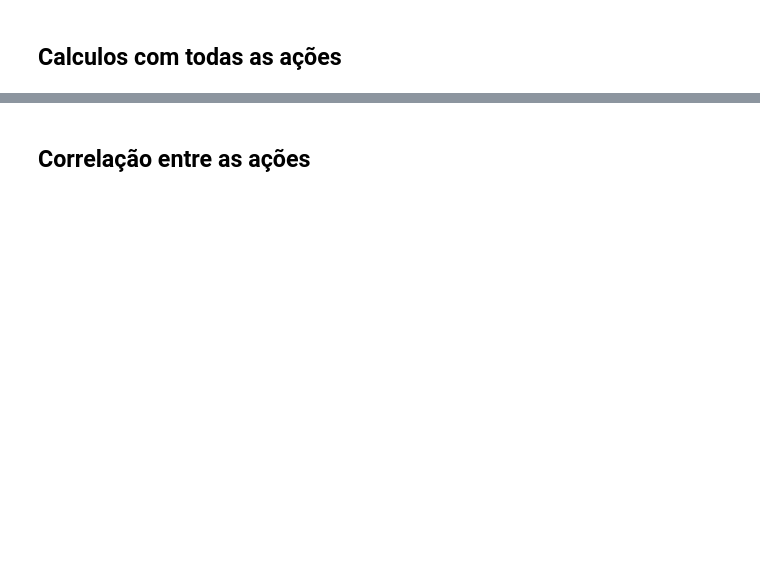
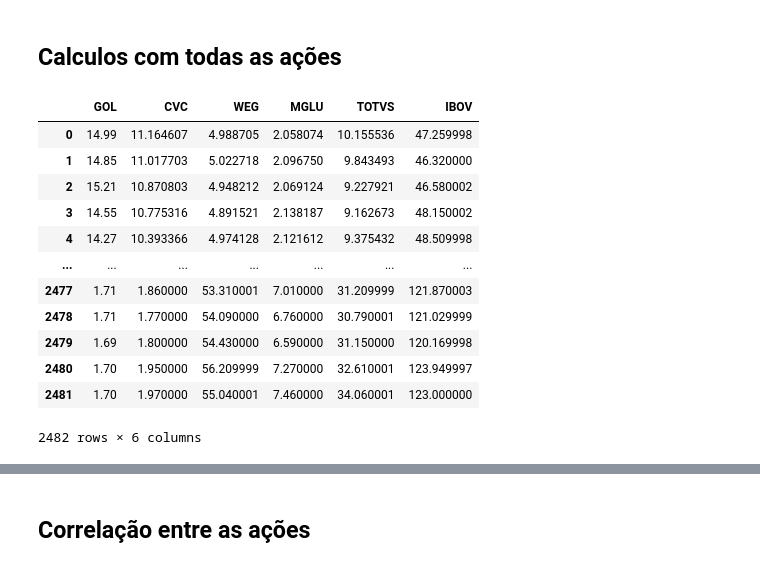
Before and after one commit to fabiolrodriguez/python_playground, a Jupyter notebook: variancia.ipynb, the cells around one changed output, grey strips where cells are left out. Drawn from its saved outputs; the diff is of its cells as text; code cells hidden in the pictures; blank space fills up the shorter version.

```diff
--- a/variancia.ipynb
+++ b/variancia.ipynb
@@ -101,2 +103,19 @@ stats.variation(taxas_mglu) * 100
 # %% [markdown]
 ## Calculos com todas as ações
+# %%
+dataset.drop(labels = ['Date'], axis=1, inplace = True)
+dataset
+# %% [output]
+|  | GOL | CVC | WEG | MGLU | TOTVS | IBOV |
+| 0 | 14.99 | 11.164607 | 4.988705 | 2.058074 | 10.155536 | 47.259998 |
+| 1 | 14.85 | 11.017703 | 5.022718 | 2.096750 | 9.843493 | 46.320000 |
+| 2 | 15.21 | 10.870803 | 4.948212 | 2.069124 | 9.227921 | 46.580002 |
+| 3 | 14.55 | 10.775316 | 4.891521 | 2.138187 | 9.162673 | 48.150002 |
+| 4 | 14.27 | 10.393366 | 4.974128 | 2.121612 | 9.375432 | 48.509998 |
+| ... | ... | ... | ... | ... | ... | ... |
+| 2477 | 1.71 | 1.860000 | 53.310001 | 7.010000 | 31.209999 | 121.870003 |
+| 2478 | 1.71 | 1.770000 | 54.090000 | 6.760000 | 30.790001 | 121.029999 |
+| 2479 | 1.69 | 1.800000 | 54.430000 | 6.590000 | 31.150000 | 120.169998 |
+| 2480 | 1.70 | 1.950000 | 56.209999 | 7.270000 | 32.610001 | 123.949997 |
+| 2481 | 1.70 | 1.970000 | 55.040001 | 7.460000 | 34.060001 | 123.000000 |
+2482 rows × 6 columns
```
Also changed, not shown: parts of 18 cells of this notebook.
